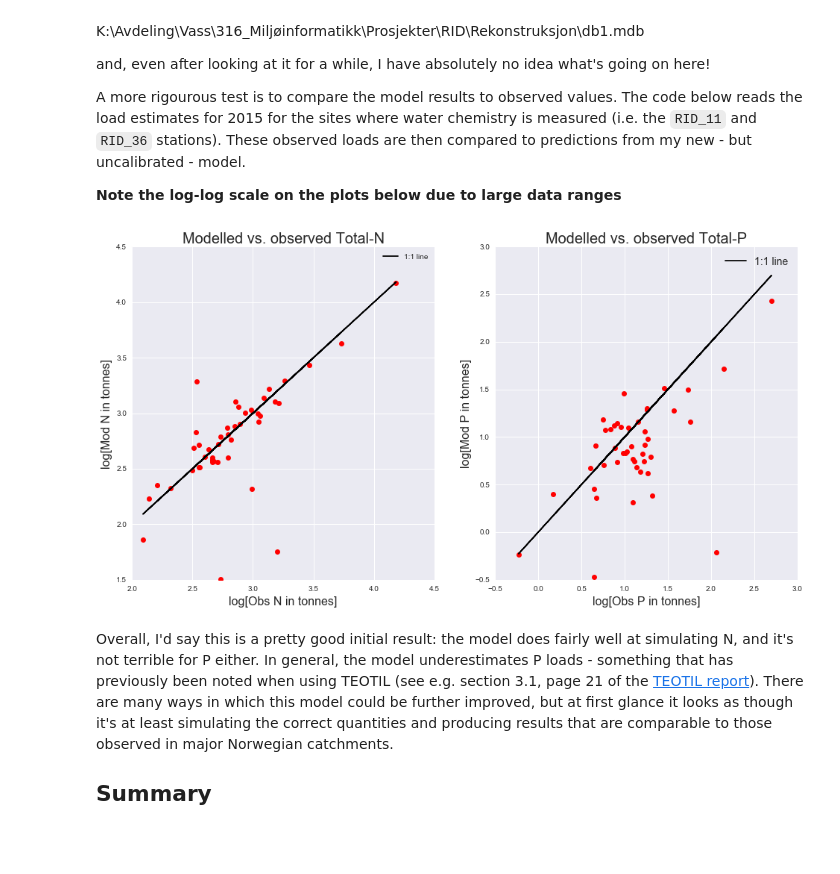
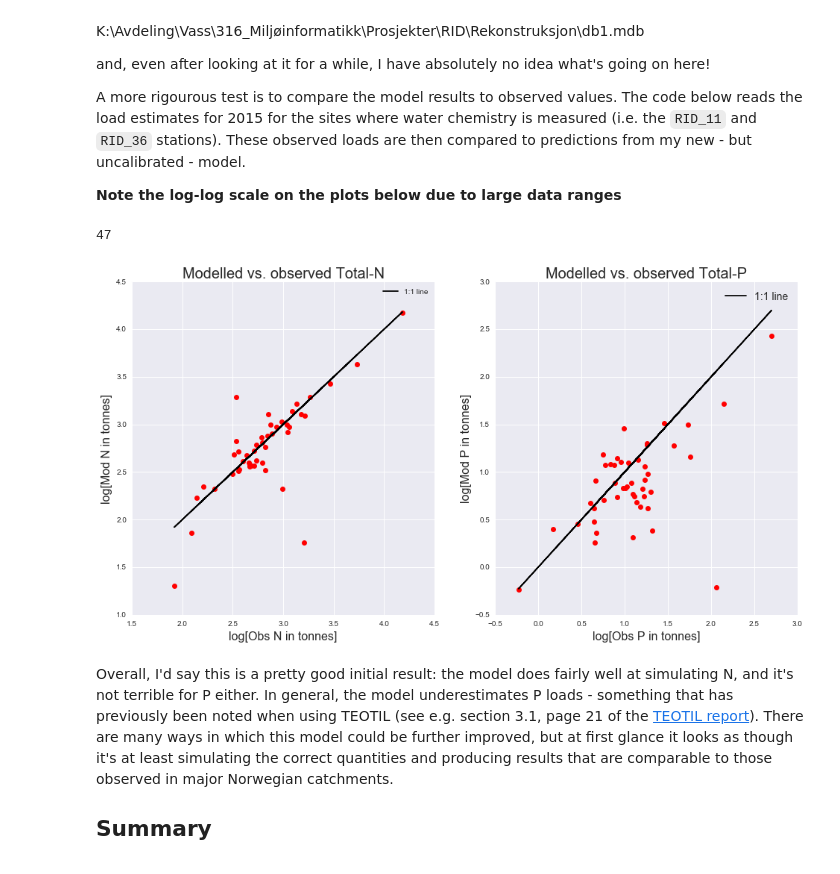
Before and after one commit to JamesSample/rid, a Jupyter notebook: notebooks/nope_model.ipynb, the cells around one changed output. Cells and saved outputs as stored; diff of their text form; code cells hidden in the pictures.

```diff
--- a/notebooks/nope_model.ipynb
+++ b/notebooks/nope_model.ipynb
@@ -30,7 +30,7 @@ The new model is very easy to run - simply point it to the input file (created [
 %%time
 # Input file (see previous notebook)
 in_csv = (r'C:\Data\James_Work\Staff\Oeyvind_K\Elveovervakingsprogrammet'
-          r'\Recoding_TEOTIL\Linking_TEOTIL_Input_Files\nope_input_data.csv')
+          r'\NOPE\nope_input_data.csv')
 
 # Run model
 g = nope.run_nope(in_csv)
@@ -130,7 +130,7 @@ A more rigourous test is to compare the model results to observed values. The co
 # %%
 # Read station data
 in_xlsx = (r'C:\Data\James_Work\Staff\Oeyvind_K\Elveovervakingsprogrammet'
-           r'\Results\Loads_CSVs\rid_loads_summaries_2016.xlsx')
+           r'\Results\Loads_CSVs\rid_conc_and_loads_summaries_2016.xlsx')
 stn_df = pd.read_excel(in_xlsx, sheetname='station_data')
 
 # Consider just the RID_11 and RID_36 stations
@@ -172,35 +172,36 @@ for idx, row in df.iterrows():
 # Add to df
 df['Mod_TOTN_tonnes'] = n_list
 df['Mod_TOTP_tonnes'] = p_list
 
 # Get cols of interest and drop NaN
 df = df[['TOTN_tonnes', 'TOTP_tonnes', 'Mod_TOTN_tonnes', 'Mod_TOTP_tonnes']]
 df.dropna(inplace=True)
 
 # Log transform
 df = np.log10(df)
-
+print len(df)
 # Plot
 fig, axes = plt.subplots(nrows=1, ncols=2, figsize=(16, 8))
 
 # N
 axes[0].plot(df['TOTN_tonnes'], df['Mod_TOTN_tonnes'], 'ro', label='')
 axes[0].plot(df['TOTN_tonnes'], df['TOTN_tonnes'], 'k-', label='1:1 line')
 axes[0].set_title('Modelled vs. observed Total-N', fontsize=20)
 axes[0].set_xlabel('log[Obs N in tonnes]', fontsize=16)
 axes[0].set_ylabel('log[Mod N in tonnes]', fontsize=16)
 axes[0].legend(loc='best')
 
 axes[1].plot(df['TOTP_tonnes'], df['Mod_TOTP_tonnes'], 'ro', label='')
 axes[1].plot(df['TOTP_tonnes'], df['TOTP_tonnes'], 'k-', label='1:1 line')
 axes[1].set_title('Modelled vs. observed Total-P', fontsize=20)
 axes[1].set_xlabel('log[Obs P in tonnes]', fontsize=16)
 axes[1].set_ylabel('log[Mod P in tonnes]', fontsize=16)
 axes[1].legend(loc='best', fontsize=14)
 
 plt.show()
 # %% [output]
+47
-[figure, old version]
+[figure, new version]
 # %% [markdown]
 Overall, I'd say this is a pretty good initial result: the model does fairly well at simulating N, and it's not terrible for P either. In general, the model underestimates P loads - something that has previously been noted when using TEOTIL (see e.g. section 3.1, page 21 of the [TEOTIL report](https://brage.bibsys.no/xmlui/bitstream/handle/11250/214825/5914-2010_72dpi.pdf?sequence=1&isAllowed=y)). There are many ways in which this model could be further improved, but at first glance it looks as though it's at least simulating the correct quantities and producing results that are comparable to those observed in major Norwegian catchments.
 
```
Also changed, not shown: parts of 3 cells of this notebook.
